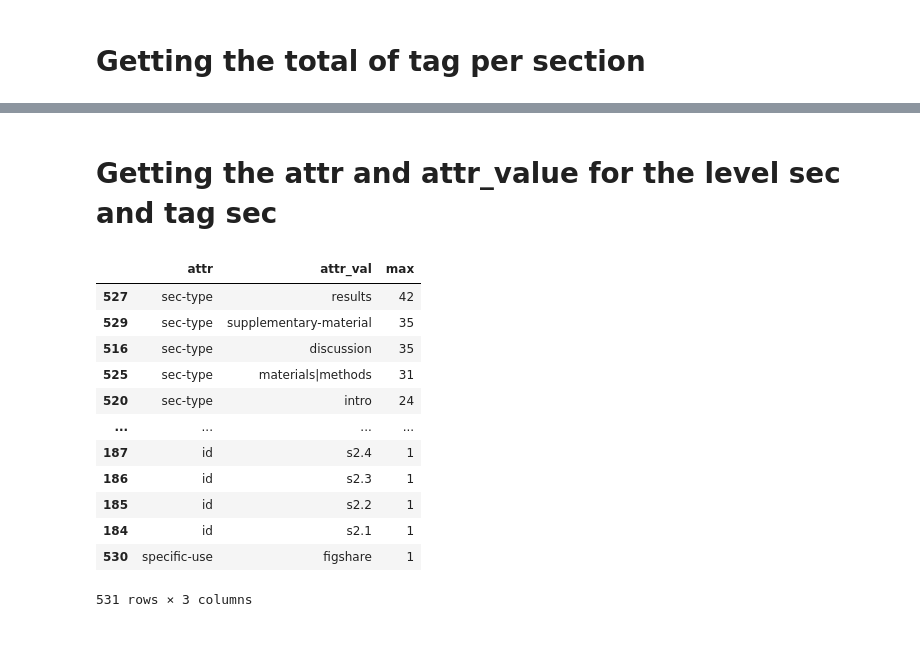
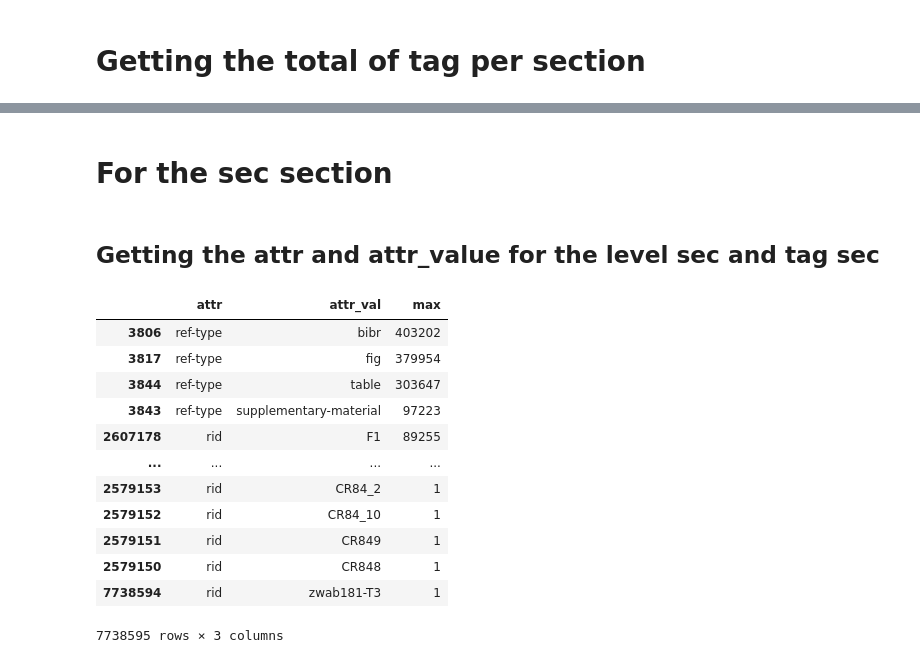
Before and after one commit to social-link-analytics-group-bsc/-biohackathon-2022-project-24, a Jupyter notebook: pipeline/tags_exploration.ipynb, the cells around one changed output, grey strips where cells are left out. Saved outputs shown, nothing was run; the diff lists cells and outputs as text; code cells hidden in the pictures.

```diff
--- a/pipeline/tags_exploration.ipynb
+++ b/pipeline/tags_exploration.ipynb
@@ -4,6 +4,6 @@ import seaborn as sns
 from matplotlib import pyplot as plt
 import math
 # %%
-df_levels = pd.read_csv('./data/list_levels.csv').sort_values(by='count', ascending=False)
-df_tags = pd.read_csv('./data/list_tags.csv').sort_values(by='count', ascending=False)
-df_attr = pd.read_csv('./data/list_attr_val.csv').sort_values(by='count', ascending=False)
+df_levels = pd.read_csv('./data/list_levels.csv')#.sort_values(by='count', ascending=False)
+df_tags = pd.read_csv('./data/list_tags.csv')#.sort_values(by='count', ascending=False)
+df_attr = pd.read_csv('./data/list_attr_val.csv')#.sort_values(by='count', ascending=False)
@@ -72,19 +78,21 @@ plt.show()
+# %% [markdown]
+# For the sec section
 # %% [markdown]
-# Getting the attr and attr_value for the level sec and tag sec
+## Getting the attr and attr_value for the level sec and tag sec
 # %%
-sec_attr_max = df_attr[(df_attr['level'] == 'sec') & (df_attr['tag'] == 'sec')].groupby(['attr', 'attr_val'])['count'].agg(['max']).reset_index().sort_values(by='max', ascending=False)
-sec_attr_max#['attr_val']#.unique()
+sec_attr_max = df_attr[(df_attr['level'] == 'sec') & (df_attr['tag'] == 'xref')].groupby(['attr', 'attr_val'])['count'].agg(['max']).reset_index().sort_values(by='max', ascending=False)
+sec_attr_max
 # %% [output]
 |  | attr | attr_val | max |
-| 527 | sec-type | results | 42 |
-| 529 | sec-type | supplementary-material | 35 |
-| 516 | sec-type | discussion | 35 |
-| 525 | sec-type | materials|methods | 31 |
-| 520 | sec-type | intro | 24 |
+| 3806 | ref-type | bibr | 403202 |
+| 3817 | ref-type | fig | 379954 |
+| 3844 | ref-type | table | 303647 |
+| 3843 | ref-type | supplementary-material | 97223 |
+| 2607178 | rid | F1 | 89255 |
 | ... | ... | ... | ... |
-| 187 | id | s2.4 | 1 |
-| 186 | id | s2.3 | 1 |
-| 185 | id | s2.2 | 1 |
-| 184 | id | s2.1 | 1 |
-| 530 | specific-use | figshare | 1 |
+| 2579153 | rid | CR84_2 | 1 |
+| 2579152 | rid | CR84_10 | 1 |
+| 2579151 | rid | CR849 | 1 |
+| 2579150 | rid | CR848 | 1 |
+| 7738594 | rid | zwab181-T3 | 1 |
-531 rows × 3 columns
+7738595 rows × 3 columns
```
Also changed, not shown: parts of 34 cells of this notebook, 8 other files.
